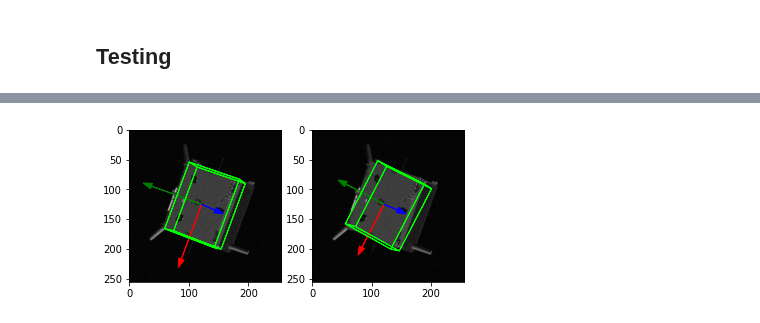
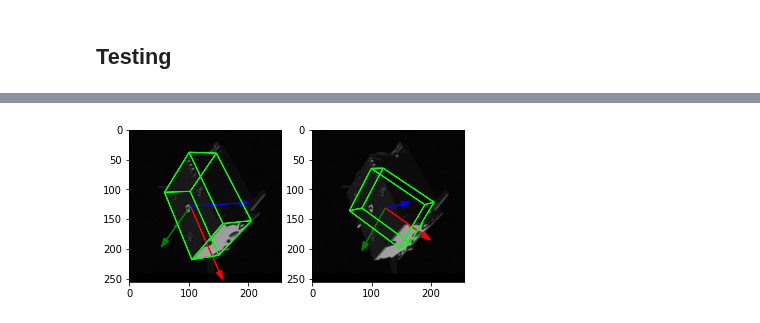
Before and after one commit to jazzalin/spacecraft-pose-estimation, a Jupyter notebook: model/model_euler.ipynb, the cells around one changed output, grey strips where cells are left out. Drawn from its saved outputs; the diff is of its cells as text; code cells hidden in the pictures.

Commit message:
add translation regression to euler321

```diff
--- a/model/model_euler.ipynb
+++ b/model/model_euler.ipynb
@@ -405,7 +407,7 @@ def quat2dcm_batch(q):
 
     return dcm
 # %%
-def eulerLoss(e_gt, e_pred): # Euler angles in radians
+def euler_loss(e_gt, e_pred): # Euler angles in radians
     bs = e_gt.shape[0]
     e_pred = [(i+np.pi) % (2*np.pi) - np.pi for i in e_pred]
     e_pred = torch.stack(e_pred)
@@ -526,7 +534,7 @@ if TRAINING:
 
     print("Starting Training...")
 
-    loss_graph = []
+    loss_graph = [[],[],[]]
 
     fig = plt.figure(figsize=(12,6))
     plt.subplots_adjust(bottom=0.2,right=0.85,top=0.95)
@@ -534,14 +542,16 @@ if TRAINING:
 
 
     for e in range(EPOCH):
-        loss = train(train_loader, trained_net, optimizer, loss_graph)
+        total_loss, loss_t, loss_att = train(train_loader, trained_net, optimizer, loss_graph)
         ax.clear()
         ax.set_xlabel('iterations')
         ax.set_ylabel('loss value')
         ax.set_title('Training loss curve for TRAINED_NET')
-        ax.plot(loss_graph, label='training loss')
+        ax.plot(loss_graph[0], label='total loss')
+        ax.plot(loss_graph[1], label='translation loss')
+        ax.plot(loss_graph[2], label='att loss')
         ax.legend(loc='upper right')
         fig.canvas.draw()
-        print("Epoch: {} Loss: {}".format(e, loss))
+        print("Epoch: {} Loss: {}, {}, {}".format(e, total_loss, loss_t, loss_att))
 # %% [output]
 Starting Training...
@@ -601,14 +611,25 @@ Test error: 0.0004112196038477123
+# %%
+def position_score(t_gt, t_pred):
+    num = np.linalg.norm(t_gt - t_pred)
+    den = np.linalg.norm(t_gt)
+    score = num / den
+    return score
+# %%
+def orientation_score(q_gt, q_pred):
+    dot_product = q_gt[0]*q_pred[0] + q_gt[1]*q_pred[1] + q_gt[2]*q_pred[2] + q_gt[3]*q_pred[3]
+    score = 2*np.arccos(np.abs(dot_product))
+    return score
 # %%
 # Compare the learned pose to the ground-truth
 %matplotlib inline
-idx = 4
+idx = 23
 img1, label1, K1 = test_dataset[idx]
 # label1 = test_dataset.dataset.labels[idx]
 if USE_GPU:
     img1 = img1.cuda()
-# t_out, att_out = trained_net.forward(img1[None])
-e_out = trained_net.forward(img1[None])
-# t_out = t_out.detach().cpu().numpy()[0]
+t_out, e_out = trained_net.forward(img1[None])
+# e_out = trained_net.forward(img1[None])
+t_out = t_out.detach().cpu().numpy()[0]
 e_out_cpu = e_out.detach().cpu().numpy()[0]
 att_out = dcm_to_q(euler321_to_dcm(e_out_cpu[0], e_out_cpu[1], e_out_cpu[2]))
 img1 = img1.cpu()
@@ -622,12 +643,19 @@ training_dataset.visualize(image1, label1, K1, factor=0.6, bbox=True)
 
 att_gt = torch.Tensor([label1[:4]]).cuda()
 t_gt = label1[4:7]
-t_out = t_gt
+# t_out = t_gt
 fig.add_subplot(1, 2, 2)
 # new_att = mrp_to_q(att_out)
 # test_dataset.dataset.visualize(image1, np.concatenate((new_att, t_out)), bbox=True)
 test_dataset.dataset.visualize(image1, np.concatenate((att_out, t_out)), K1, factor=0.5, bbox=True)
 e_gt = dcm_to_euler321_batch(quat2dcm_batch(att_gt))
 e_gt = e_gt.to(device='cuda')
-print("loss: ", eulerLoss(e_gt, e_out))
+att_gt = att_gt.detach().cpu().numpy()[0]
+# print("loss: ", euler_loss(e_gt, e_out))
+
+pos_score = position_score(t_gt, t_out)
+att_score = orientation_score(att_gt, att_out)
+pose_score = pos_score + att_score
+print("Position Score, Orientation Score, Pose Score")
+print(pos_score, att_score, pose_score)
 # %% [output]
@@ -635 +664 @@ loss:  tensor(0.2165, device='cuda:0', grad_fn=<DivBackward0>)
-[figure, old version]
+[figure, new version]
```
Also changed, not shown: parts of 7 cells of this notebook.
